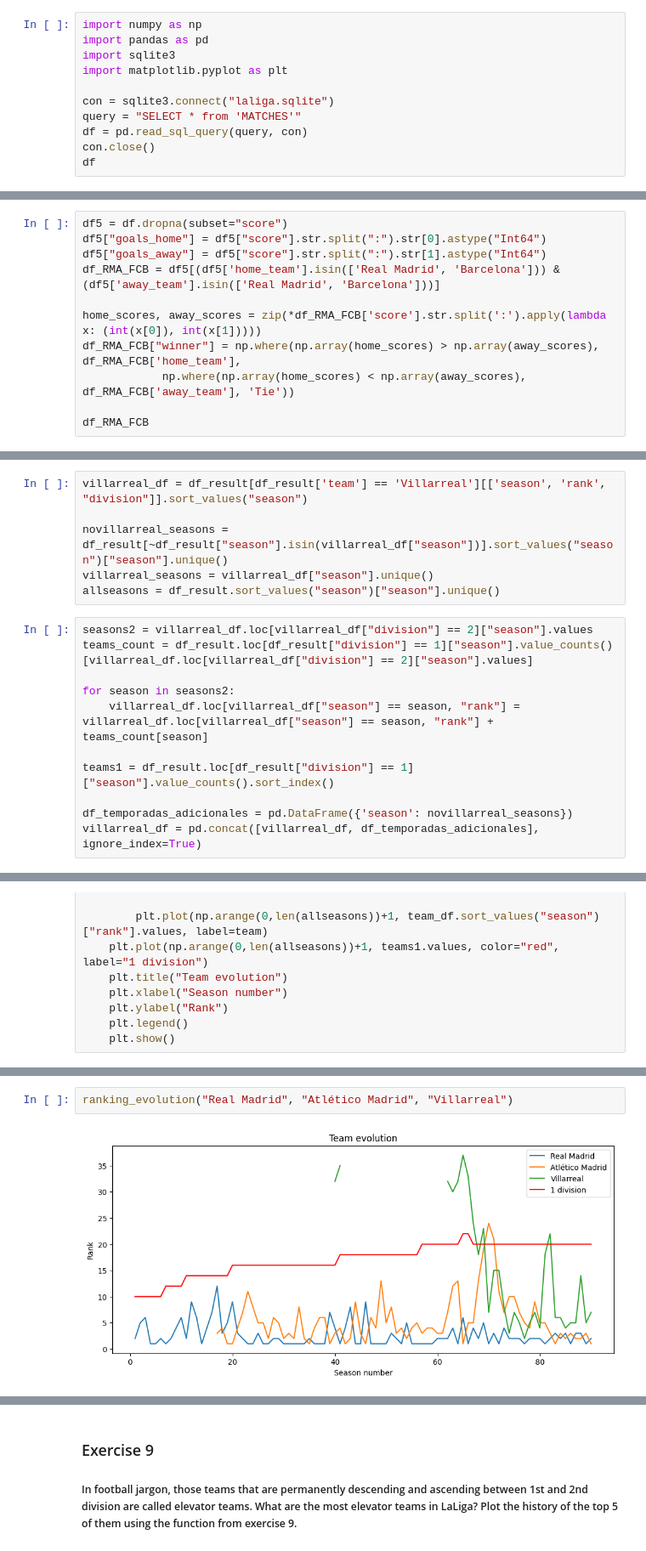
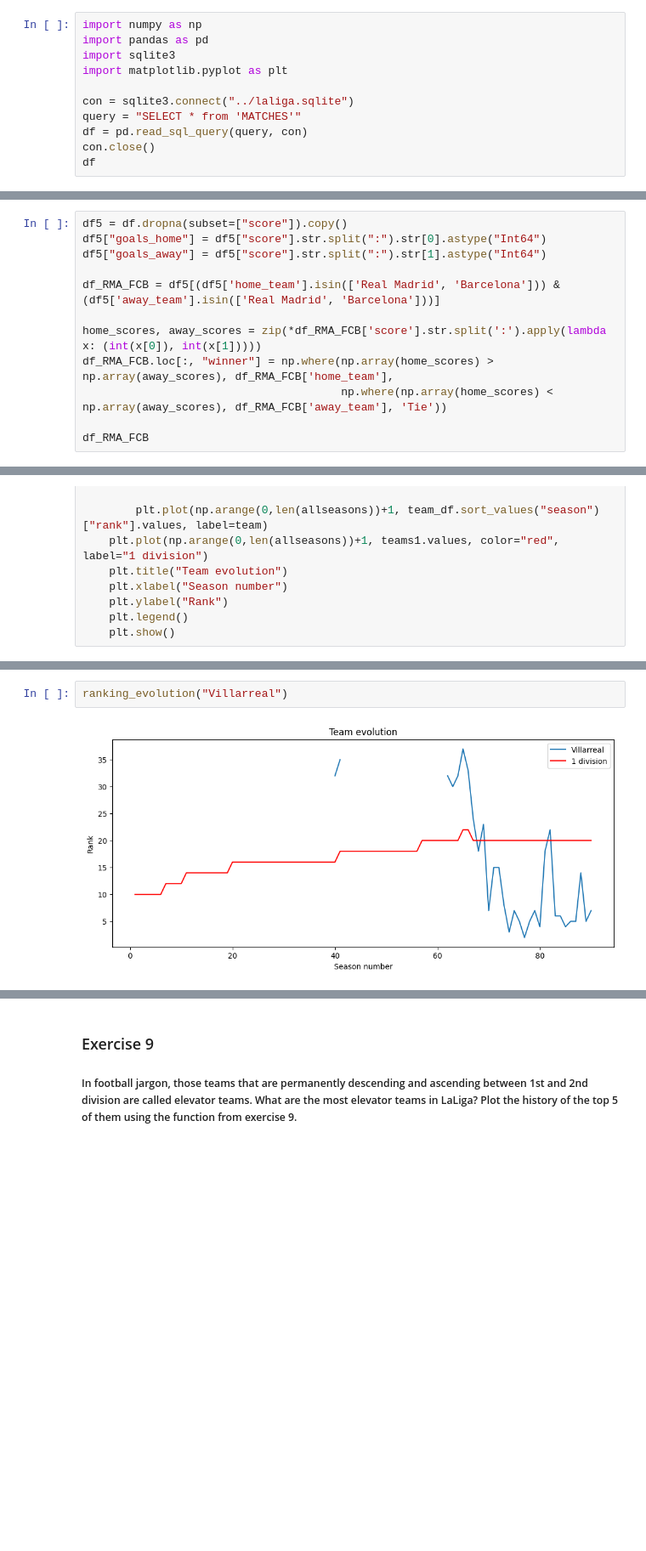
Before and after one commit to tinchit0/la-quiniela, a Jupyter notebook: analysis/LaLigaDataAnalysis2.ipynb, the cells around one changed output, grey strips where cells are left out. Shown at 85% size. Saved outputs shown, nothing was run; the diff lists cells and outputs as text; blank space fills up the shorter version.

```diff
--- a/analysis/LaLigaDataAnalysis2.ipynb
+++ b/analysis/LaLigaDataAnalysis2.ipynb
@@ -8,7 +8,7 @@ import pandas as pd
 import sqlite3
 import matplotlib.pyplot as plt
 
-con = sqlite3.connect("laliga.sqlite")
+con = sqlite3.connect("../laliga.sqlite")
 query = "SELECT * from 'MATCHES'"
 df = pd.read_sql_query(query, con)
 con.close()
@@ -378,12 +340,13 @@ Write a function that, given two team names, plots the two graphs described abov
 # %%
-df5 = df.dropna(subset="score")
+df5 = df.dropna(subset=["score"]).copy()
 df5["goals_home"] = df5["score"].str.split(":").str[0].astype("Int64")
 df5["goals_away"] = df5["score"].str.split(":").str[1].astype("Int64")
+
 df_RMA_FCB = df5[(df5['home_team'].isin(['Real Madrid', 'Barcelona'])) & (df5['away_team'].isin(['Real Madrid', 'Barcelona']))]
 
 home_scores, away_scores = zip(*df_RMA_FCB['score'].str.split(':').apply(lambda x: (int(x[0]), int(x[1]))))
-df_RMA_FCB["winner"] = np.where(np.array(home_scores) > np.array(away_scores), df_RMA_FCB['home_team'],
-            np.where(np.array(home_scores) < np.array(away_scores), df_RMA_FCB['away_team'], 'Tie'))
+df_RMA_FCB.loc[:, "winner"] = np.where(np.array(home_scores) > np.array(away_scores), df_RMA_FCB['home_team'],
+                                       np.where(np.array(home_scores) < np.array(away_scores), df_RMA_FCB['away_team'], 'Tie'))
 
 df_RMA_FCB
 # %% [output]
@@ -651,17 +588,0 @@ We create a dataframe which contains all the classifications of the Villarreal.
-# %%
-villarreal_df = df_result[df_result['team'] == 'Villarreal'][['season', 'rank', "division"]].sort_values("season")
-
-novillarreal_seasons = df_result[~df_result["season"].isin(villarreal_df["season"])].sort_values("season")["season"].unique()
-villarreal_seasons = villarreal_df["season"].unique()
-allseasons = df_result.sort_values("season")["season"].unique()
-# %%
-seasons2 = villarreal_df.loc[villarreal_df["division"] == 2]["season"].values
-teams_count = df_result.loc[df_result["division"] == 1]["season"].value_counts()[villarreal_df.loc[villarreal_df["division"] == 2]["season"].values]
-
-for season in seasons2:
-    villarreal_df.loc[villarreal_df["season"] == season, "rank"] = villarreal_df.loc[villarreal_df["season"] == season, "rank"] + teams_count[season]
-
-teams1 = df_result.loc[df_result["division"] == 1]["season"].value_counts().sort_index()
-
-df_temporadas_adicionales = pd.DataFrame({'season': novillarreal_seasons})
-villarreal_df = pd.concat([villarreal_df, df_temporadas_adicionales], ignore_index=True)
@@ -708,4 +619,4 @@ We test this function with 3 different teams.
 # %%
-ranking_evolution("Real Madrid", "Atlético Madrid", "Villarreal")
+ranking_evolution("Villarreal")
 # %% [output]
-[figure, old version]
+[figure, new version]
```
Also changed, not shown: parts of 51 cells of this notebook, 1 other file.
